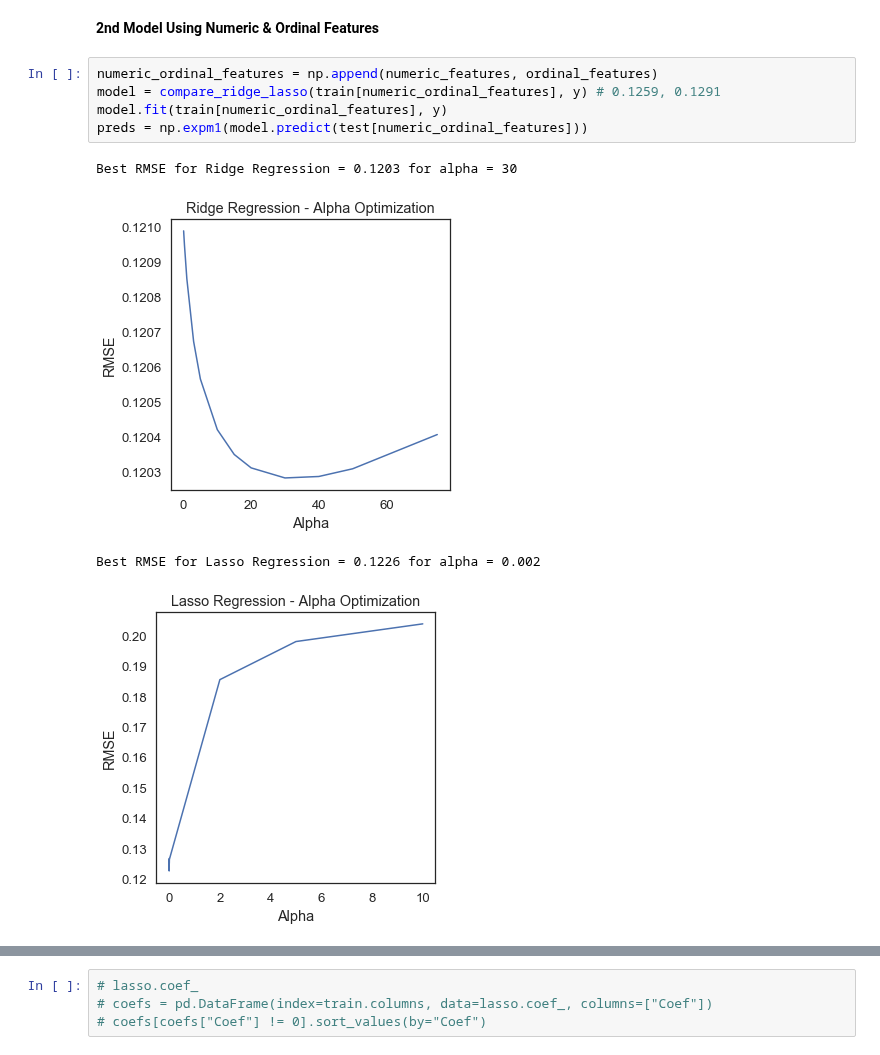
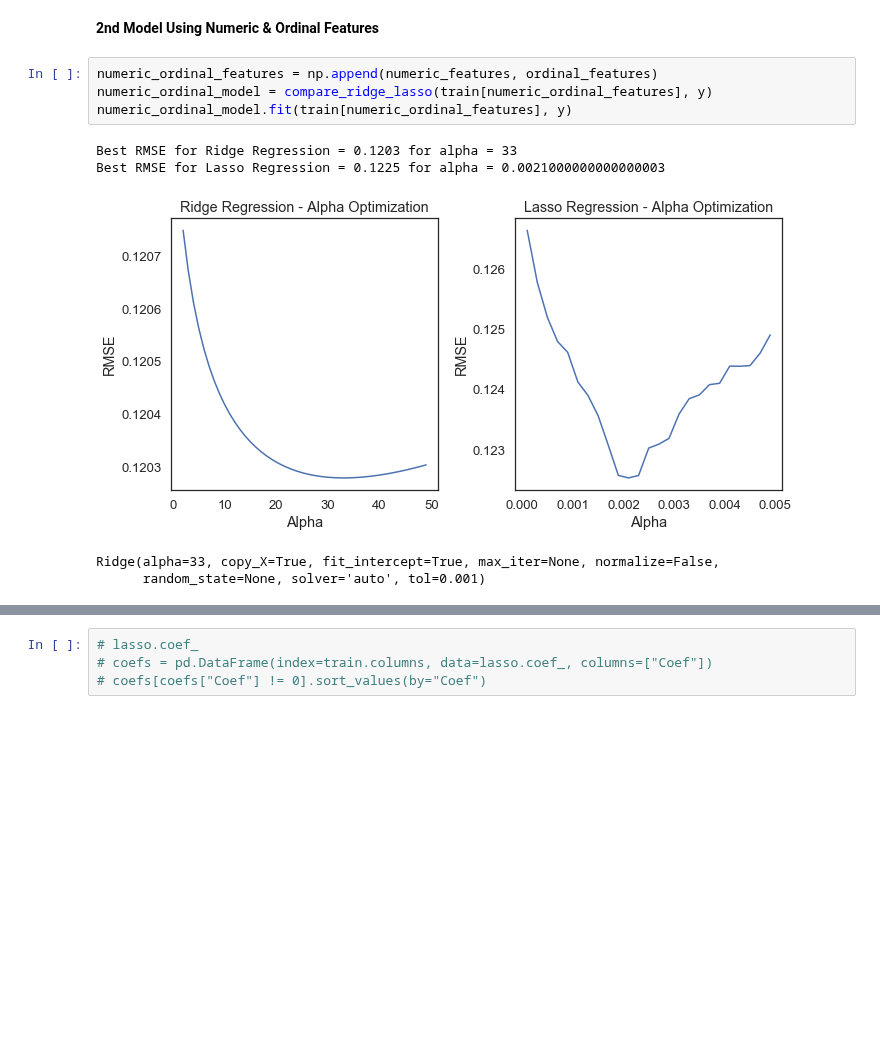
Before and after one commit to amypeniston/kaggle-competitions, a Jupyter notebook: house-prices/2_Data_Prep_Modeling.ipynb, the cells around one changed output, grey strips where cells are left out. Saved outputs shown, nothing was run; the diff lists cells and outputs as text; blank space fills up the shorter version.

```diff
--- a/house-prices/2_Data_Prep_Modeling.ipynb
+++ b/house-prices/2_Data_Prep_Modeling.ipynb
@@ -505,12 +496,12 @@ plot_coefs(numeric_model, train[numeric_features])
 **2nd Model Using Numeric & Ordinal Features**
 # %%
 numeric_ordinal_features = np.append(numeric_features, ordinal_features)
-model = compare_ridge_lasso(train[numeric_ordinal_features], y) # 0.1259, 0.1291
-model.fit(train[numeric_ordinal_features], y)
-preds = np.expm1(model.predict(test[numeric_ordinal_features]))
+numeric_ordinal_model = compare_ridge_lasso(train[numeric_ordinal_features], y)
+numeric_ordinal_model.fit(train[numeric_ordinal_features], y)
 # %% [output]
-Best RMSE for Ridge Regression = 0.1203 for alpha = 30
+Best RMSE for Ridge Regression = 0.1203 for alpha = 33
+Best RMSE for Lasso Regression = 0.1225 for alpha = 0.0021000000000000003
-[figure, old version]
+[figure, new version]
-Best RMSE for Lasso Regression = 0.1226 for alpha = 0.002
+Ridge(alpha=33, copy_X=True, fit_intercept=True, max_iter=None, normalize=False,
+      random_state=None, solver='auto', tol=0.001)
-[figure, removed]
 # %%
```
Also changed, not shown: parts of 27 cells of this notebook.
